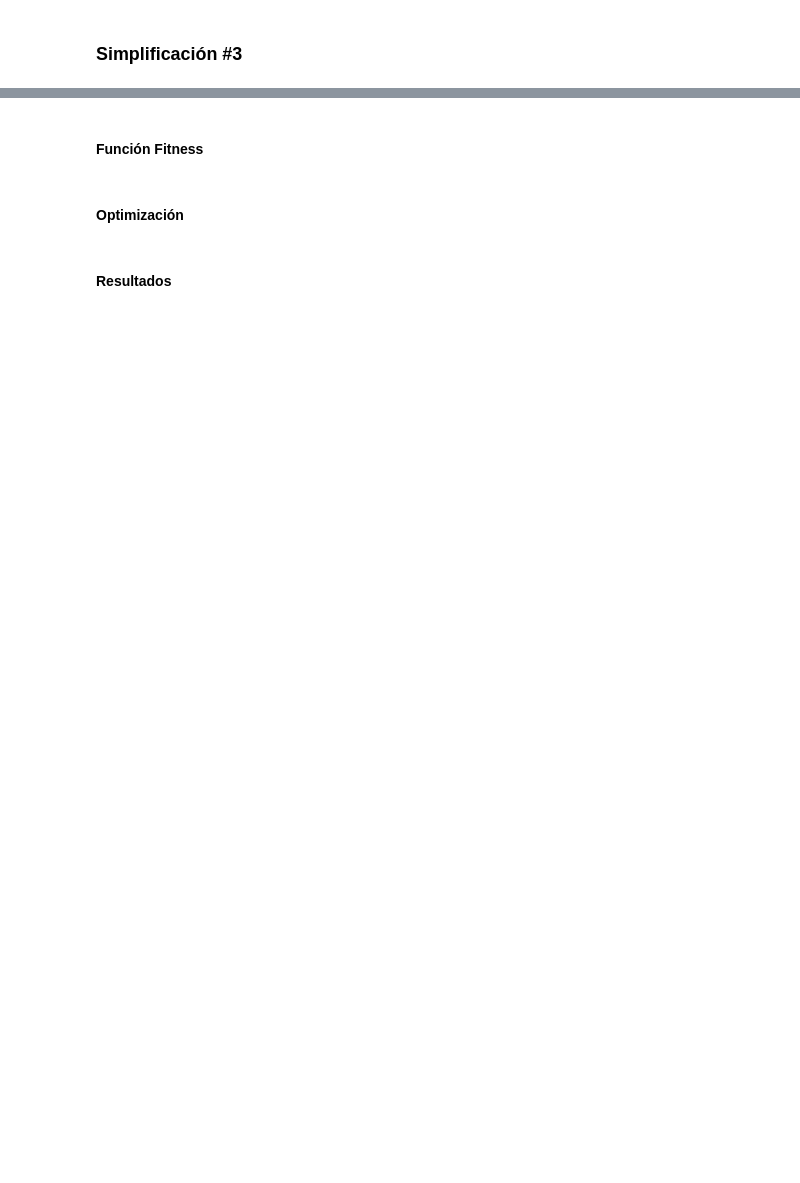
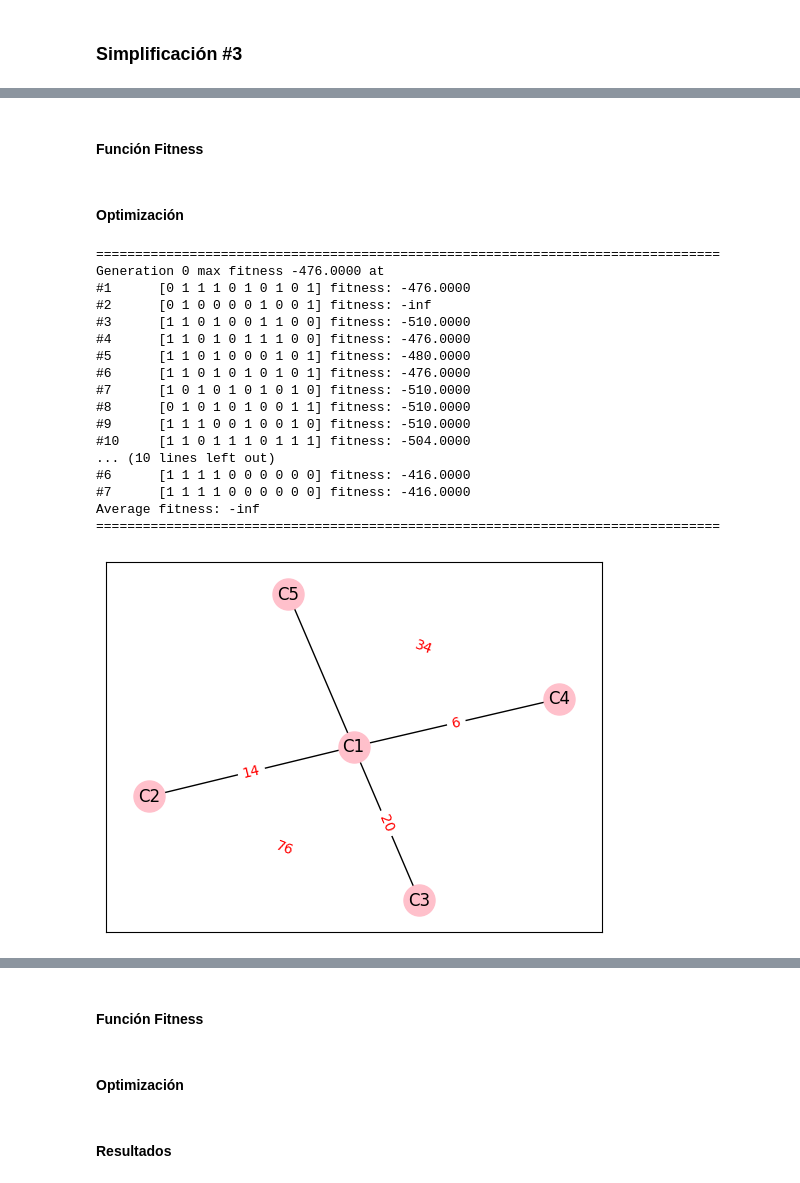
Before and after one commit to jtapiav/github-slideshow, a Jupyter notebook: GA.ipynb, the cells around one changed output, grey strips where cells are left out. Cells and saved outputs as stored; diff of their text form; code cells hidden in the pictures; blank space fills up the shorter version.

```diff
--- a/GA.ipynb
+++ b/GA.ipynb
@@ -1307,0 +1386,3 @@ customOptimizatedGraph.drawGraph()
+# %%
+def functionFitnessDelay( x ):
+  return  np.sum(  CustomGraph(Chromosome( x )).hop_matrix )
@@ -1307,0 +1391,49 @@ customOptimizatedGraph.drawGraph()
+# %%
+def functionFitnessArea( x ):
+  return 5 + np.sum( np.sum( CustomGraph( Chromosome( x ) ).adj_matrix), axis=0 )
+# %% [markdown]
+#### Función Fitness
+# %%
+def calculateFitness( GA ):
+  fitnessScores = np.zeros( len(GA.population) )
+  for index in range (len(GA.population) ):
+    fitnessScores[index] = restrictionDelay(GA.population[index])*functionFitnessDelay( GA.population[index] )*restrictionArea(GA.population[index])*functionFitnessArea( GA.population[index] )
+  return - fitnessScores
+# %% [markdown]
+#### Optimización
+# %%
+def plotResult( self ):
+  None
+# %%
+GA = GeneticAlgorithm( populationSize=10, chromosomeSize=10,
+                       mutationType='bitstring', crossoverType='uniform', selectionType='ranking',
+                       functionDecode = functionDecode,
+                       calculateFitness = calculateFitness,
+                       plotResult = plotResult,
+                       numberMaximumIterations=100, epsilon = 0.001,
+                       randomState = 69, geneLimits = None )#
+GA.solve()
+GA.printResult()
+customOptimizatedChromosome = Chromosome( GA.bestCandidateOfGeneration[-1] )
+customOptimizatedGraph = CustomGraph( customOptimizatedChromosome )
+customOptimizatedGraph.drawGraph()
+GA.plotResult( GA )
+# %% [output]
+================================================================================
+Generation 0 max fitness -476.0000 at
+#1      [0 1 1 1 0 1 0 1 0 1] fitness: -476.0000
+#2      [0 1 0 0 0 0 1 0 0 1] fitness: -inf
+#3      [1 1 0 1 0 0 1 1 0 0] fitness: -510.0000
+#4      [1 1 0 1 0 1 1 1 0 0] fitness: -476.0000
+#5      [1 1 0 1 0 0 0 1 0 1] fitness: -480.0000
+#6      [1 1 0 1 0 1 0 1 0 1] fitness: -476.0000
+#7      [1 0 1 0 1 0 1 0 1 0] fitness: -510.0000
+#8      [0 1 0 1 0 1 0 0 1 1] fitness: -510.0000
+#9      [1 1 1 0 0 1 0 0 1 0] fitness: -510.0000
+#10     [1 1 0 1 1 1 0 1 1 1] fitness: -504.0000
+... (10 lines left out)
+#6      [1 1 1 1 0 0 0 0 0 0] fitness: -416.0000
+#7      [1 1 1 1 0 0 0 0 0 0] fitness: -416.0000
+Average fitness: -inf
+================================================================================
+[figure, added]
```
Also changed, not shown: parts of 65 cells of this notebook.
